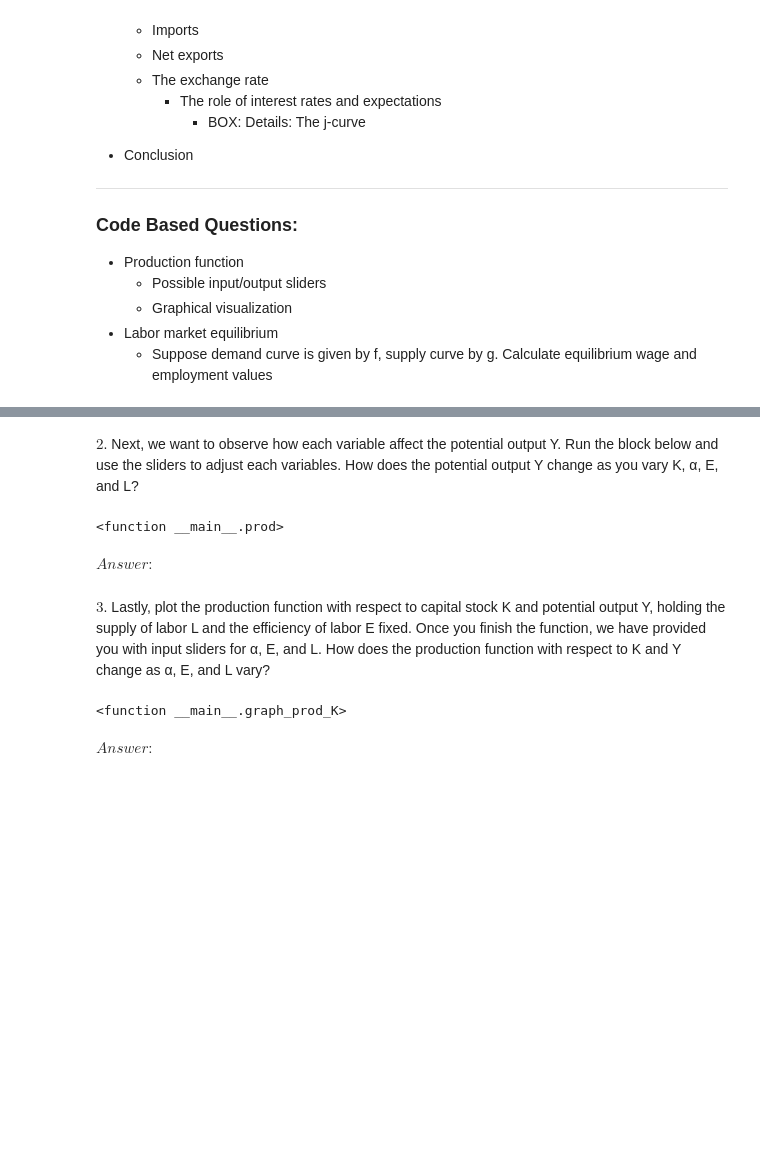
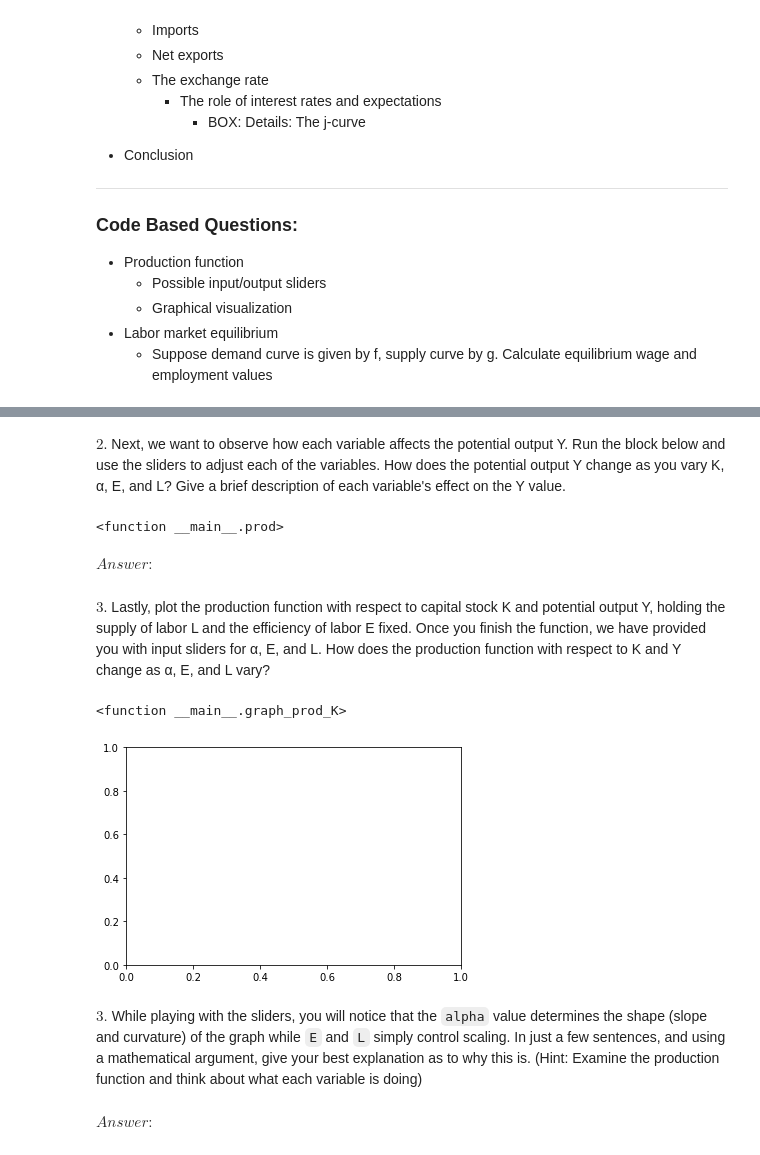
Before and after one commit to ds-modules/ECON-101B, a Jupyter notebook: flex_price/flex_price.ipynb, the cells around one changed output, grey strips where cells are left out. Drawn from its saved outputs; the diff is of its cells as text; code cells hidden in the pictures; blank space fills up the shorter version.

```diff
--- a/flex_price/flex_price.ipynb
+++ b/flex_price/flex_price.ipynb
@@ -137,7 +137,7 @@ def prod(K, alpha, E, L):
 
 #(K ** alpha) * (E * L) ** (1 - alpha)
 # %% [markdown]
-$2$. Next, we want to observe how each variable affect the potential output Y. Run the block below and use the sliders to adjust each variables. How does the potential output Y change as you vary K, α, E, and L?
+$2$. Next, we want to observe how each variable affects the potential output Y. Run the block below and use the sliders to adjust each of the variables. How does the potential output Y change as you vary K, α, E, and L? Give a brief description of each variable's effect on the Y value.
 # %%
 from ipywidgets import interact, interactive, fixed, interact_manual
 import ipywidgets as widgets
@@ -150,24 +150,27 @@ interact(prod,
 # %% [output]
 <function __main__.prod>
 # %% [markdown]
-$Answer:$
+$Answer: $
 # %% [markdown]
 $3$. Lastly, plot the production function with respect to capital stock K and potential output Y, holding the supply of labor L and the efficiency of labor E fixed. Once you finish the function, we have provided you with input sliders for α, E, and L. How does the production function with respect to K and Y change as α, E, and L vary?
 # %%
 def graph_prod_K(alpha, E, L):
     K = np.linspace(0, 1000000, 1000000) # a range of K from 0 to 1000000 that we are using to plot the production function.
-    production_function_k = # Your code here
+    production_function_k = ... # Your code here
     plt.plot(K, production_function_k)
     plt.xlabel('Capital Stock (k)')
     plt.ylabel('Real GDP (Y)')
     plt.show()
 
 interact(graph_prod_K,
          alpha = widgets.FloatSlider(min=0,max=1,step=0.1,value=0.5),
          E = widgets.IntSlider(min=0,max=1000000,step=1,value=500000),
          L = widgets.IntSlider(min=0,max=1000000,step=1,value=500000))
 # %% [output]
 <function __main__.graph_prod_K>
+[figure, added]
+# %% [markdown]
+$3.$ While playing with the sliders, you will notice that the `alpha` value determines the shape (slope and curvature) of the graph while `E` and `L` simply control scaling. In just a few sentences, and using a mathematical argument, give your best explanation as to why this is. (Hint: Examine the production function and think about what each variable is doing)
 # %% [markdown]
 $Answer:$
 # %% [markdown]
```
Also changed, not shown: parts of 32 cells of this notebook.
